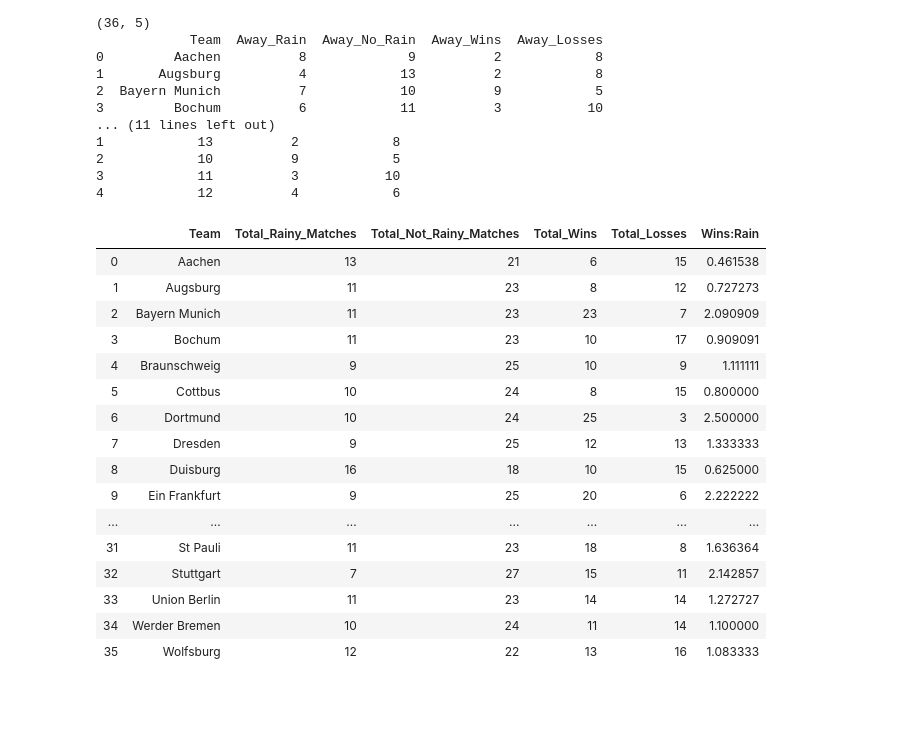
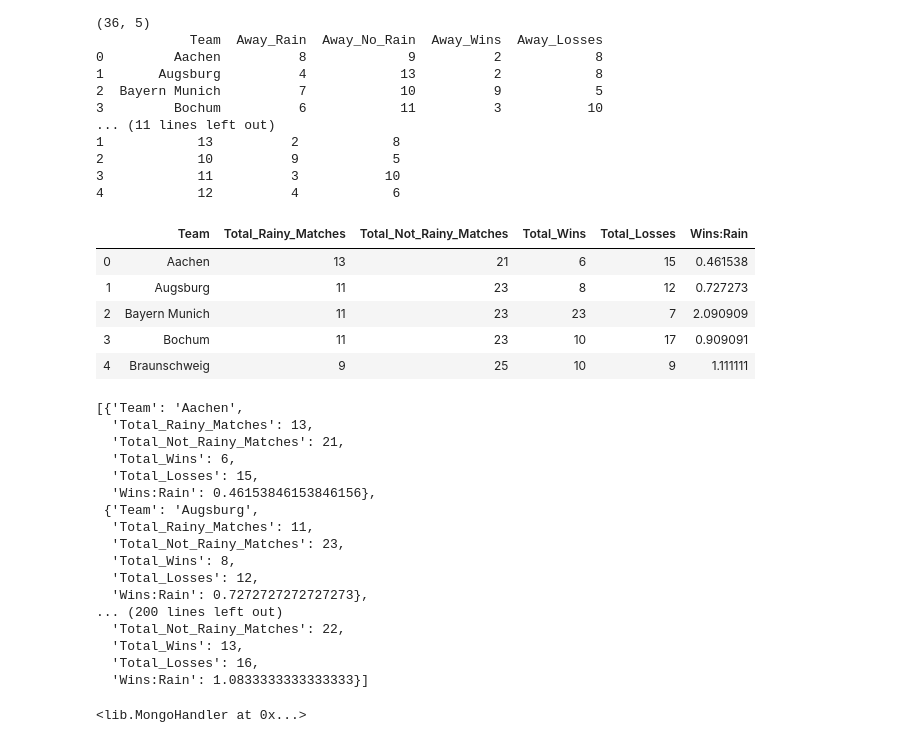
Before and after one commit to valmadrid/london-ds-100719-M2-project-template, a Jupyter notebook: valmadrid.ipynb, the cells around one changed output. Saved outputs shown, nothing was run; the diff lists cells and outputs as text; code cells hidden in the pictures; blank space fills up the shorter version.

```diff
--- a/valmadrid.ipynb
+++ b/valmadrid.ipynb
@@ -492,23 +622,46 @@ df_rainstats["Total_Rainy_Matches"]  = df_rainstats["Home_Rain"] + df_rainstats[
 df_rainstats["Total_Not_Rainy_Matches"]  = df_rainstats["Home_No_Rain"] + df_rainstats["Away_No_Rain"]
 df_rainstats["Wins:Rain"] = df_rainstats["Total_Wins"] / df_rainstats["Total_Rainy_Matches"]
 # %%
-df_rainstats[["Team", "Total_Rainy_Matches", "Total_Not_Rainy_Matches", "Total_Wins", "Total_Losses", "Wins:Rain"]]
+df_rainstats[["Team", "Total_Rainy_Matches", "Total_Not_Rainy_Matches", "Total_Wins", "Total_Losses", "Wins:Rain"]].head()
 #Aachen: so for 13 rainy days they played, they won 6 times or 46%
 # %% [output]
 |  | Team | Total_Rainy_Matches | Total_Not_Rainy_Matches | Total_Wins | Total_Losses | Wins:Rain |
 | 0 | Aachen | 13 | 21 | 6 | 15 | 0.461538 |
 | 1 | Augsburg | 11 | 23 | 8 | 12 | 0.727273 |
 | 2 | Bayern Munich | 11 | 23 | 23 | 7 | 2.090909 |
 | 3 | Bochum | 11 | 23 | 10 | 17 | 0.909091 |
 | 4 | Braunschweig | 9 | 25 | 10 | 9 | 1.111111 |
-| 5 | Cottbus | 10 | 24 | 8 | 15 | 0.800000 |
-| 6 | Dortmund | 10 | 24 | 25 | 3 | 2.500000 |
-| 7 | Dresden | 9 | 25 | 12 | 13 | 1.333333 |
-| 8 | Duisburg | 16 | 18 | 10 | 15 | 0.625000 |
-| 9 | Ein Frankfurt | 9 | 25 | 20 | 6 | 2.222222 |
-| ... | ... | ... | ... | ... | ... | ... |
-| 31 | St Pauli | 11 | 23 | 18 | 8 | 1.636364 |
-| 32 | Stuttgart | 7 | 27 | 15 | 11 | 2.142857 |
-| 33 | Union Berlin | 11 | 23 | 14 | 14 | 1.272727 |
-| 34 | Werder Bremen | 10 | 24 | 11 | 14 | 1.100000 |
-| 35 | Wolfsburg | 12 | 22 | 13 | 16 | 1.083333 |
+# %%
+#convert the table to a dict which be loaded to the db
+rain_list = df_rainstats[["Team", "Total_Rainy_Matches", "Total_Not_Rainy_Matches", "Total_Wins", "Total_Losses", "Wins:Rain"]].to_dict("records")
+rain_list
+# %% [output]
+[{'Team': 'Aachen',
+  'Total_Rainy_Matches': 13,
+  'Total_Not_Rainy_Matches': 21,
+  'Total_Wins': 6,
+  'Total_Losses': 15,
+  'Wins:Rain': 0.46153846153846156},
+ {'Team': 'Augsburg',
+  'Total_Rainy_Matches': 11,
+  'Total_Not_Rainy_Matches': 23,
+  'Total_Wins': 8,
+  'Total_Losses': 12,
+  'Wins:Rain': 0.7272727272727273},
+... (200 lines left out)
+  'Total_Not_Rainy_Matches': 22,
+  'Total_Wins': 13,
+  'Total_Losses': 16,
+  'Wins:Rain': 1.0833333333333333}]
+# %%
+#__init__(self, row_dict = None, collection = None)
+#list of collections
+# team = db["Team_Names"]
+# goals = db["Team_Goals"]
+# wins = db["Team_Wins"]
+# winslosses = db["Wins_and_Losses"]
+# rain = db["Rain_Stats"]
+
+MongoHandler(rain_list, "rain")
+# %% [output]
+<lib.MongoHandler at 0x...>
```
Also changed, not shown: parts of 13 cells of this notebook, 2 other files.
